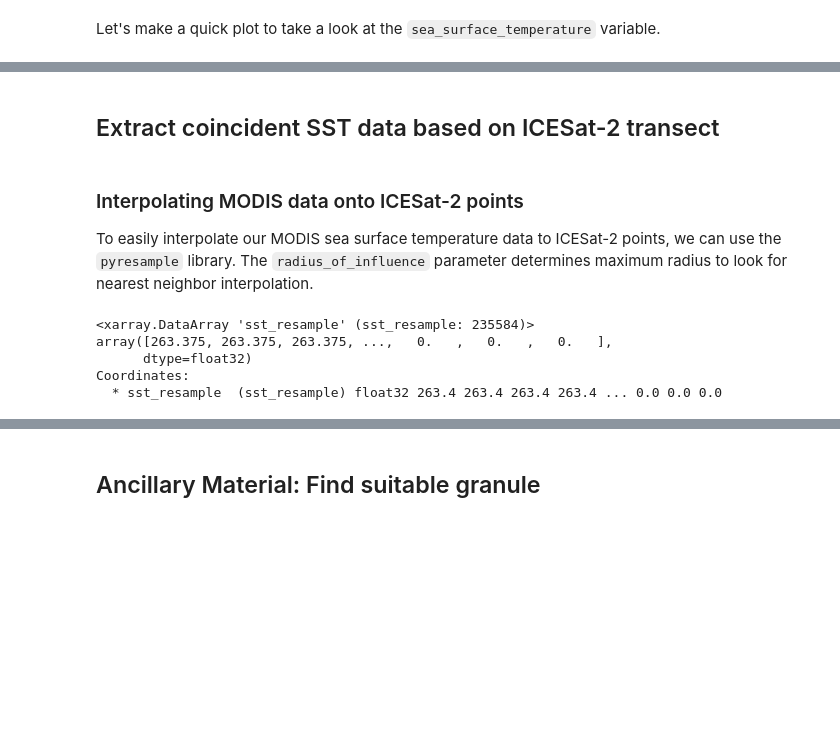
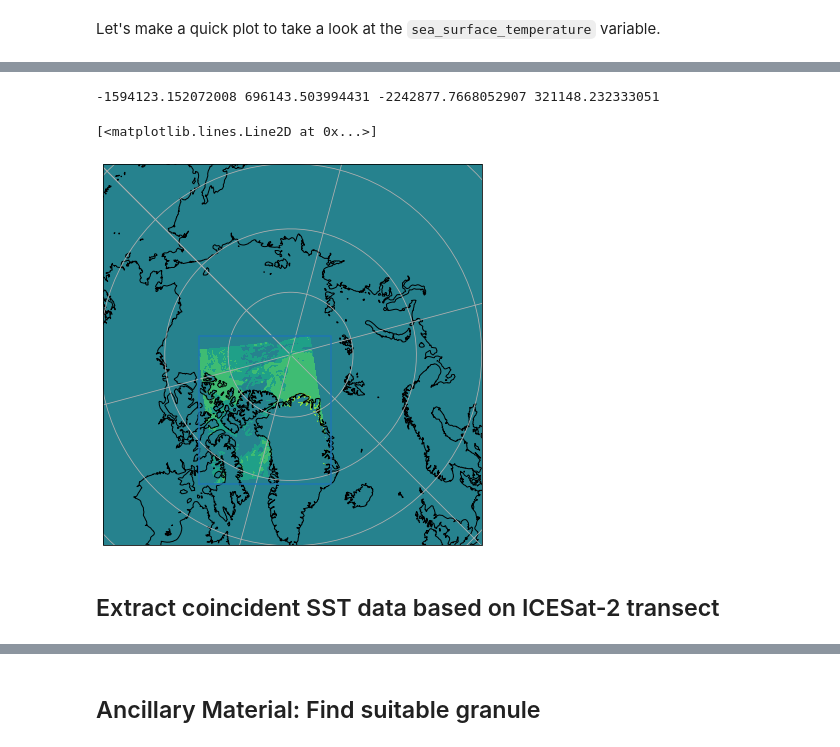
Before and after one commit to NASA-Openscapes/2021-Cloud-Hackathon, a Jupyter notebook: tutorials/08_On-Prem_Cloud.ipynb, the cells around one changed output, grey strips where cells are left out. Cells and saved outputs as stored; diff of their text form; code cells hidden in the pictures; blank space fills up the shorter version.

```diff
--- a/tutorials/08_On-Prem_Cloud.ipynb
+++ b/tutorials/08_On-Prem_Cloud.ipynb
@@ -466,4 +570,4 @@ fix_attributes(ds)
 # %% [markdown]
 With this done, we can use the `xarray` function `decode_cf` to convert the attributes.
 # %%
-ds = xr.decode_cf(ds)
+modis = xr.decode_cf(modis)
@@ -495,0 +629,6 @@ ds.sea_surface_temperature.plot() ;
+# %%
+NorthPolarStereo = CRS.from_epsg(3413)
+WGS84 = CRS.from_epsg(4326)
+# %%
+from pyproj import Transformer
+transformer = Transformer.from_crs(WGS84, NorthPolarStereo, always_xy=True)
@@ -496,5 +640,41 @@ ds.sea_surface_temperature.plot() ;
+# %%
+xx = []
+yy = []
+for lon, lat in zip(ds.lon.values.flatten(), ds.lat.values.flatten()):
+    x, y = transformer.transform(lon, lat)
+    xx.append(x)
+    yy.append(y)
+xmin = np.array(xx).min()
+xmax = np.array(xx).max()
+ymin = np.array(yy).min()
+ymax = np.array(yy).max()
+print(xmin, xmax, ymin, ymax)
+# %% [output]
+-1594123.152072008 696143.503994431 -2242877.7668052907 321148.232333051
+# %%
+warnings.simplefilter("ignore")
+
+#map_proj = ccrs.NorthPolarStereo()
+map_proj = ccrs.Stereographic(central_latitude=90,
+                              central_longitude=-45,
+                              true_scale_latitude=70.)
+
+fig = plt.figure(figsize=(7,7))
+ax = fig.add_subplot(projection=map_proj)
+ax.set_extent([-180., 180., 60., 90.], ccrs.PlateCarree())
+ax.coastlines()
+ax.gridlines()
+
+ax.contourf(ds.lon[::2,::2], ds.lat[::2,::2],
+           ds.sea_surface_temperature[0,::2,::2],
+           transform=ccrs.PlateCarree())
+ax.plot([xmin, xmin, xmax, xmax, xmin],
+        [ymin, ymax, ymax, ymin, ymin],
+        transform=map_proj)
+#ax.add_geometries([bbox_geometry(bounding_box, coord_order='wsen', sep=',')], crs=map_proj)
+#ax.add_geometries([bbox_list[0]], crs=map_proj, facecolor='none')
+# %% [output]
+[<matplotlib.lines.Line2D at 0x...>]
+[figure, added]
 # %% [markdown]
 ## Extract coincident SST data based on ICESat-2 transect
-# %% [markdown]
-### Interpolating MODIS data onto ICESat-2 points
-To easily interpolate our MODIS sea surface temperature data to ICESat-2 points, we can use the `pyresample` library. The `radius_of_influence` parameter determines maximum radius to look for nearest neighbor interpolation.
@@ -511,8 +680,0 @@ ds['sst_resample'] = pyresample.kd_tree.resample_nearest(modis_def,
-# %%
-ds.sst_resample
-# %% [output]
-<xarray.DataArray 'sst_resample' (sst_resample: 235584)>
-array([263.375, 263.375, 263.375, ...,   0.   ,   0.   ,   0.   ],
-      dtype=float32)
-Coordinates:
-  * sst_resample  (sst_resample) float32 263.4 263.4 263.4 263.4 ... 0.0 0.0 0.0
```
Also changed, not shown: parts of 50 cells of this notebook.
